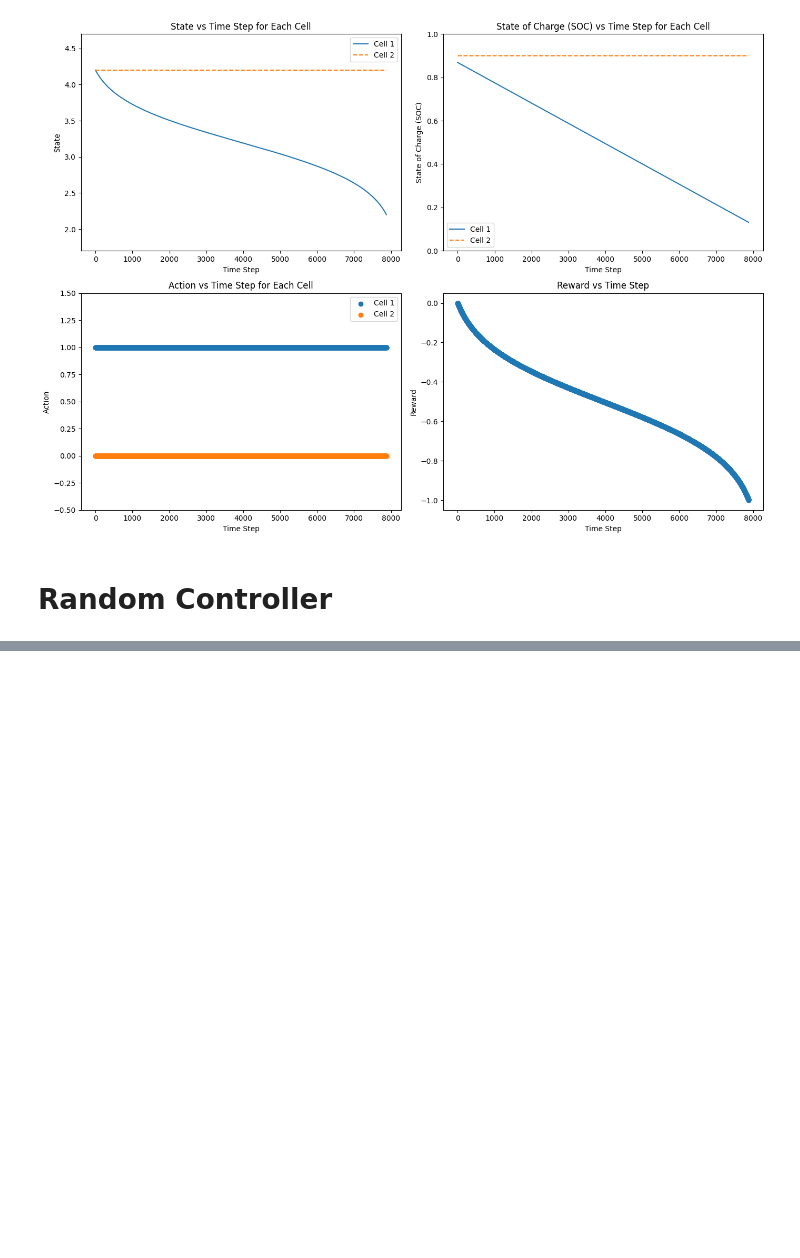
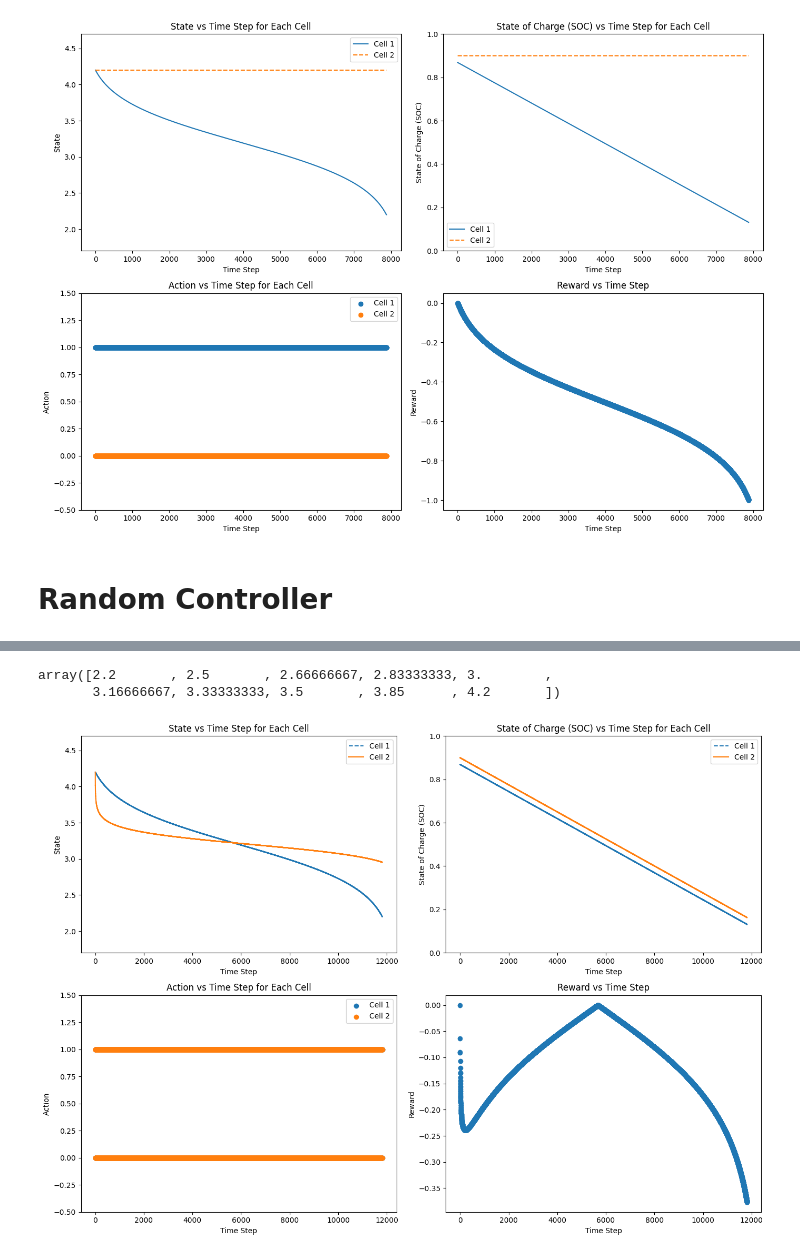
Before and after one commit to LeoBenac/BMS_project, a Jupyter notebook: bms_project.ipynb, the cells around one changed output, grey strips where cells are left out. Saved outputs shown, nothing was run; the diff lists cells and outputs as text; code cells hidden in the pictures; blank space fills up the shorter version.

```diff
--- a/bms_project.ipynb
+++ b/bms_project.ipynb
@@ -138,0 +139,18 @@ plot_bms_evolution(bms, states, states_soc, actions, rewards, dones)
+# %%
+# Define the ranges and densities
+start1, end1, num_points1 = 2.2, 2.5, 1
+start2, end2, num_points2 = 2.5, 3.5, 6
+start3, end3, num_points3 = 3.5, 4.2, 3
+
+# Generate the discrete values for each range
+discrete_values1 = np.linspace(start1, end1, num_points1, endpoint=False)
+discrete_values2 = np.linspace(start2, end2, num_points2, endpoint=False)
+discrete_values3 = np.linspace(start3, end3, num_points3)
+
+# Combine the discrete values
+bins = np.concatenate((discrete_values1, discrete_values2, discrete_values3))
+# %%
+bins
+# %% [output]
+array([2.2       , 2.5       , 2.66666667, 2.83333333, 3.        ,
+       3.16666667, 3.33333333, 3.5       , 3.85      , 4.2       ])
@@ -138,0 +205,4 @@ plot_bms_evolution(bms, states, states_soc, actions, rewards, dones)
+# %%
+plot_bms_evolution(bms, states, states_soc, actions, rewards, dones)
+# %% [output]
+[figure, added]
```
Also changed, not shown: parts of 7 cells of this notebook, 2 other files.
